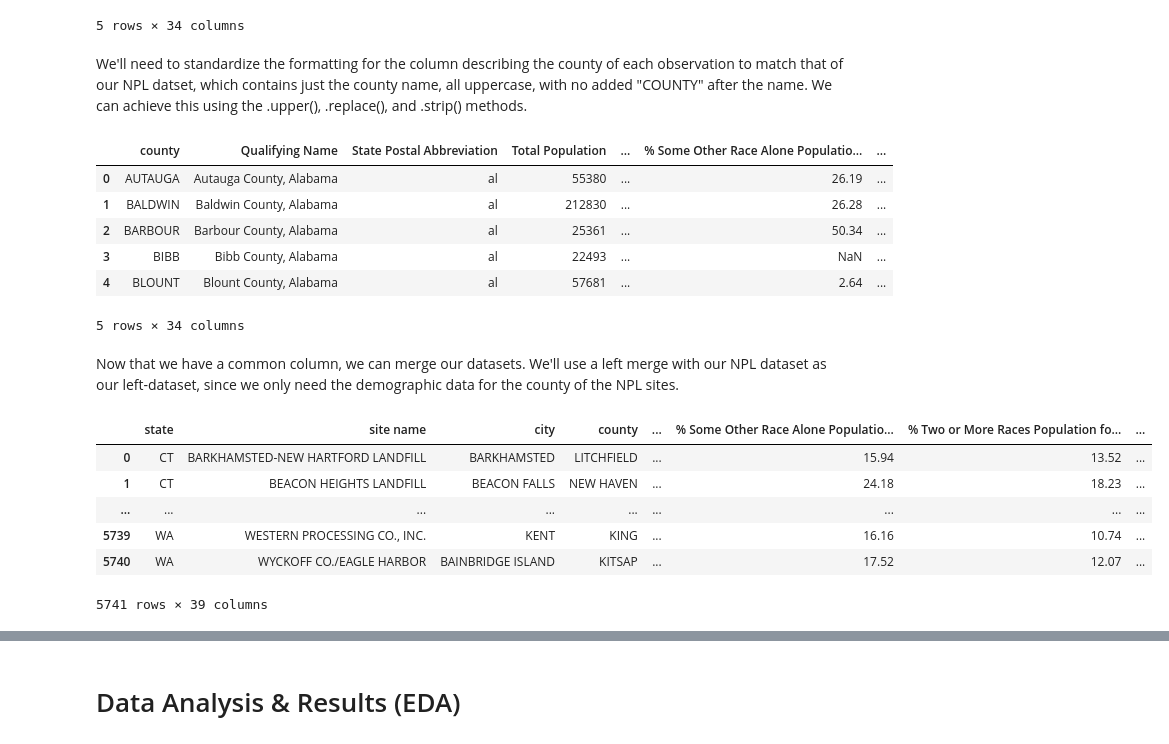
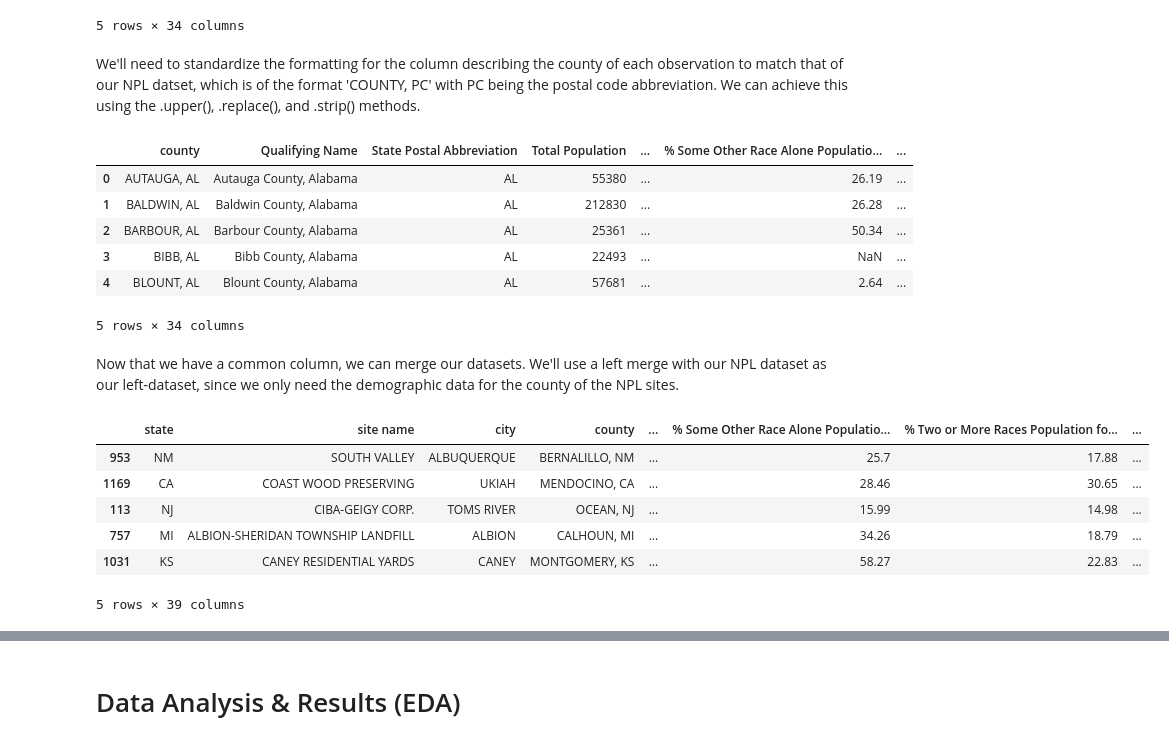
Before and after one commit to jeinuh/superfund-project, a Jupyter notebook: EDACheckpoint_group011.ipynb, the cells around one changed output, grey strips where cells are left out. Saved outputs shown, nothing was run; the diff lists cells and outputs as text; code cells hidden in the pictures.

```diff
--- a/EDACheckpoint_group011.ipynb
+++ b/EDACheckpoint_group011.ipynb
@@ -127,0 +121,22 @@ npl_df[npl_df.isnull().any(axis=1)]
+# %%
+# manually input county names here
+npl_df['County'][266] = 'KINGS-QUEENS'
+npl_df['County'][303] = 'GUYAMA'
+npl_df['County'][306] = 'UTUADO'
+npl_df['County'][311] = 'TOA BAJA'
+npl_df['County'][314] = 'VEGA ALTA'
+npl_df['County'][495] = 'MORGAN-MADISON-LIMESTONE'
+npl_df['County'][644] = 'AIKEN-ALLENDALE-BARNWELL'
+npl_df['County'][661] = 'ANDERSON'
+npl_df['County'][853] = 'HAMILTON'
+npl_df['County'][881] = 'GREENE '
+npl_df['County'][1127] = 'BUTTE-SILVER BOW'
+npl_df['County'][1129] = 'MEADE'
+npl_df['County'][1134] = 'DAVIS'
+npl_df['County'][1256] = 'ALEUTIANS WEST CENSUS AREA'
+npl_df['County'][1258] = 'ANCHORAGE'
+npl_df['County'][1259] = 'ANCHORAGE'
+npl_df['County'][1260] = 'FAIRBANKS NORTH STAR'
+npl_df['County'][1261] = 'PRINCE OF WALES-HYDER CENSUS AREA'
+npl_df['County'][1263] = 'BANNOCK'
+npl_df['County'][1264] = 'BUTTE'
@@ -127,0 +162,3 @@ npl_df[npl_df.isnull().any(axis=1)]
+# %%
+npl_df['county'] = npl_df['county'].map(str) + ', ' + npl_df['state'].map(str)
+npl_df.head()
@@ -153,31 +197,34 @@ acs_df.head()
 | 4 | Blount County | Blount County, Alabama | al | 57681 | ... | 2.64 | ... |
 5 rows × 34 columns
 # %% [markdown]
-We'll need to standardize the formatting for the column describing the county of each observation to match that of our NPL datset, which contains just the county name, all uppercase, with no added "COUNTY" after the name. We can achieve this using the .upper(), .replace(), and .strip() methods.
+We'll need to standardize the formatting for the column describing the county of each observation to match that of our NPL datset, which is of the format 'COUNTY, PC' with PC being the postal code abbreviation. We can achieve this using the .upper(), .replace(), and .strip() methods.
 # %%
 acs_df.rename({'Area Name': 'county'}, axis=1, inplace=True)
+acs_df['State Postal Abbreviation'] = acs_df['State Postal Abbreviation'].str.upper()
 acs_df['county'] = acs_df['county'].str.upper()
 acs_df['county'] = acs_df['county'].str.replace('COUNTY', '')
 acs_df['county'] = acs_df['county'].str.strip()
+acs_df['county'] = acs_df['county'].map(str) + ', ' + acs_df['State Postal Abbreviation'].map(str)
 acs_df.head()
 # %% [output]
 |  | county | Qualifying Name | State Postal Abbreviation | Total Population | ... | % Some Other Race Alone Populatio... | ... |
-| 0 | AUTAUGA | Autauga County, Alabama | al | 55380 | ... | 26.19 | ... |
-| 1 | BALDWIN | Baldwin County, Alabama | al | 212830 | ... | 26.28 | ... |
-| 2 | BARBOUR | Barbour County, Alabama | al | 25361 | ... | 50.34 | ... |
-| 3 | BIBB | Bibb County, Alabama | al | 22493 | ... | NaN | ... |
-| 4 | BLOUNT | Blount County, Alabama | al | 57681 | ... | 2.64 | ... |
+| 0 | AUTAUGA, AL | Autauga County, Alabama | AL | 55380 | ... | 26.19 | ... |
+| 1 | BALDWIN, AL | Baldwin County, Alabama | AL | 212830 | ... | 26.28 | ... |
+| 2 | BARBOUR, AL | Barbour County, Alabama | AL | 25361 | ... | 50.34 | ... |
+| 3 | BIBB, AL | Bibb County, Alabama | AL | 22493 | ... | NaN | ... |
+| 4 | BLOUNT, AL | Blount County, Alabama | AL | 57681 | ... | 2.64 | ... |
 5 rows × 34 columns
 # %% [markdown]
 Now that we have a common column, we can merge our datasets. We'll use a left merge with our NPL dataset as our left-dataset, since we only need the demographic data for the county of the NPL sites.
 # %%
 county_df = pd.merge(npl_df, acs_df, on='county', how='left')
-county_df
+county_df = county_df.sort_values(by=['county'])
+county_df.sample(n=5)
 # %% [output]
 |  | state | site name | city | county | ... | % Some Other Race Alone Populatio... | % Two or More Races Population fo... | ... |
-| 0 | CT | BARKHAMSTED-NEW HARTFORD LANDFILL | BARKHAMSTED | LITCHFIELD | ... | 15.94 | 13.52 | ... |
-| 1 | CT | BEACON HEIGHTS LANDFILL | BEACON FALLS | NEW HAVEN | ... | 24.18 | 18.23 | ... |
-| ... | ... | ... | ... | ... | ... | ... | ... | ... |
-| 5739 | WA | WESTERN PROCESSING CO., INC. | KENT | KING | ... | 16.16 | 10.74 | ... |
-| 5740 | WA | WYCKOFF CO./EAGLE HARBOR | BAINBRIDGE ISLAND | KITSAP | ... | 17.52 | 12.07 | ... |
+| 953 | NM | SOUTH VALLEY | ALBUQUERQUE | BERNALILLO, NM | ... | 25.7 | 17.88 | ... |
+| 1169 | CA | COAST WOOD PRESERVING | UKIAH | MENDOCINO, CA | ... | 28.46 | 30.65 | ... |
+| 113 | NJ | CIBA-GEIGY CORP. | TOMS RIVER | OCEAN, NJ | ... | 15.99 | 14.98 | ... |
+| 757 | MI | ALBION-SHERIDAN TOWNSHIP LANDFILL | ALBION | CALHOUN, MI | ... | 34.26 | 18.79 | ... |
+| 1031 | KS | CANEY RESIDENTIAL YARDS | CANEY | MONTGOMERY, KS | ... | 58.27 | 22.83 | ... |
-5741 rows × 39 columns
+5 rows × 39 columns
```
Also changed, not shown: parts of 76 cells of this notebook.
